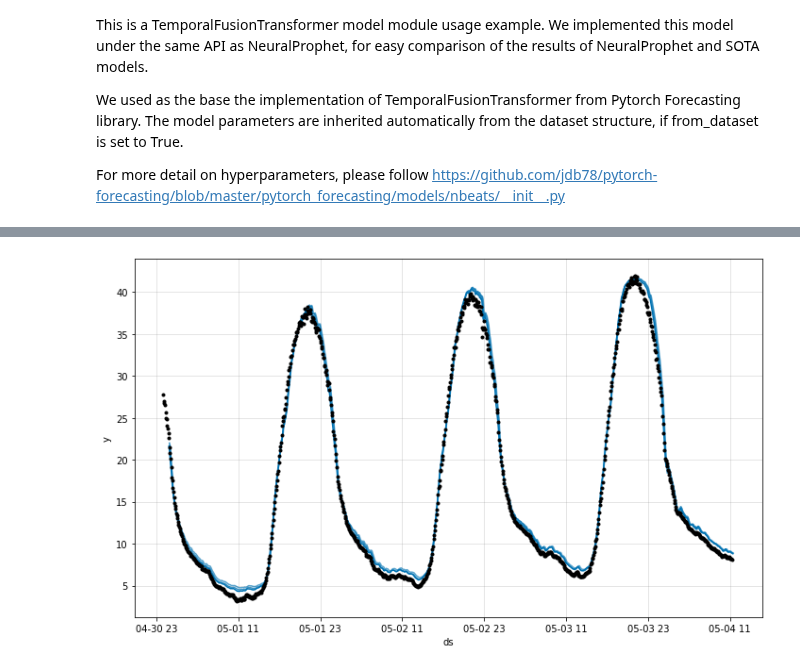
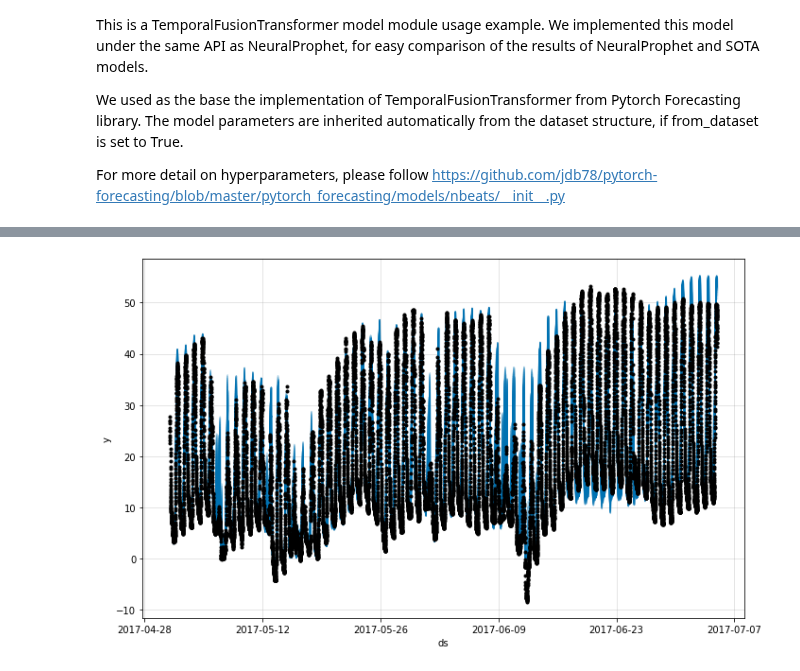
Before and after one commit to neuralprophet/neural_prophet_lightning, a Jupyter notebook: example_notebooks/TFT_example.ipynb, the cells around one changed output, grey strips where cells are left out. Drawn from its saved outputs; the diff is of its cells as text; code cells hidden in the pictures.

```diff
--- a/example_notebooks/TFT_example.ipynb
+++ b/example_notebooks/TFT_example.ipynb
@@ -17,12 +14,12 @@ import pandas as pd
 # %%
 if 'google.colab' in str(get_ipython()):
     data_location = "https://raw.githubusercontent.com/adasegroup/neural_prophet/master/"
+    # install NeuralProphet from our repository
+    !pip install git+https://github.com/adasegroup/neural_prophet.git # may take a while
 else:
     data_location = "../"
 
 df = pd.read_csv(data_location + "example_data/yosemite_temps.csv")
 df.head(3)
 freq = '5min'
-
-df = df.iloc[:1000]
 # %%
@@ -40,2 +55,0 @@ tft = TFT(
-# %%
-tft.fit(df, freq = freq)
@@ -101,0 +67,15 @@ forecast.iloc[-15:]
+# %%
+m = TFT(
+    n_lags=6*12,
+    n_forecasts=3*12,
+    epochs=12,
+    learning_rate=0.03,
+    hidden_size=16,
+    attention_head_size=1,
+    dropout=0.1,
+    hidden_continuous_size=8,
+    loss_func='QuantileLoss',
+)
+metrics = m.fit(df, freq='5min')
+future = m.make_future_dataframe(df, n_historic_predictions=True)
+forecast = m.predict(future)
@@ -102,4 +105,4 @@ forecast.iloc[-15:]
 # %%
-f = tft.plot(forecast)
+f = m.plot(forecast)
 # %% [output]
-[figure, old version]
+[figure, new version]
```
Also changed, not shown: parts of 8 cells of this notebook, 7 other files.
